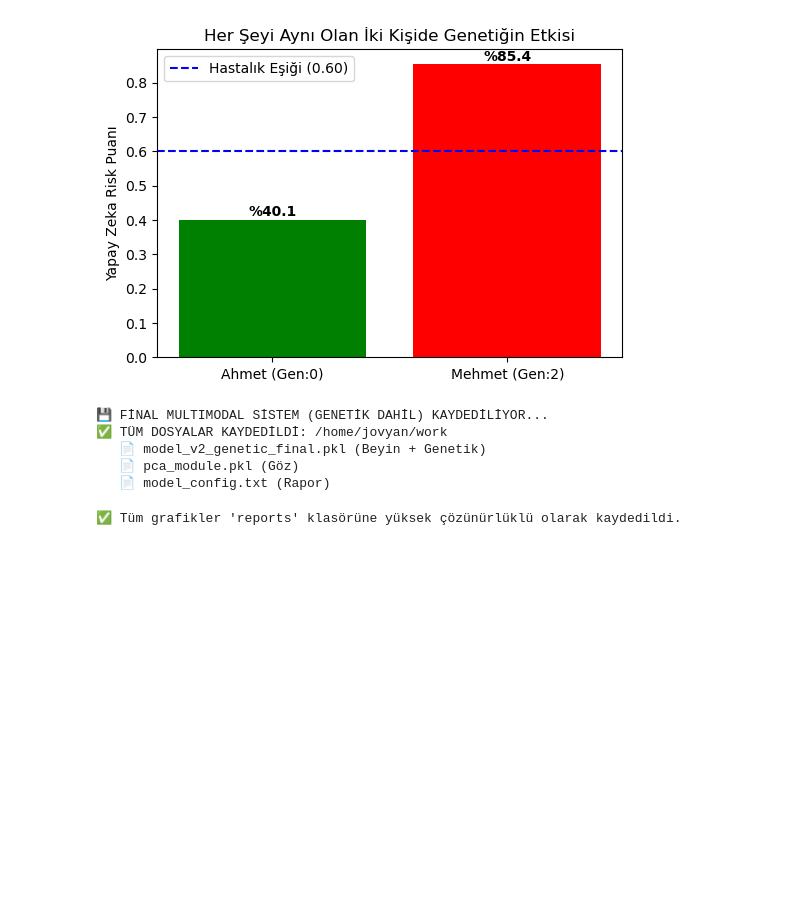
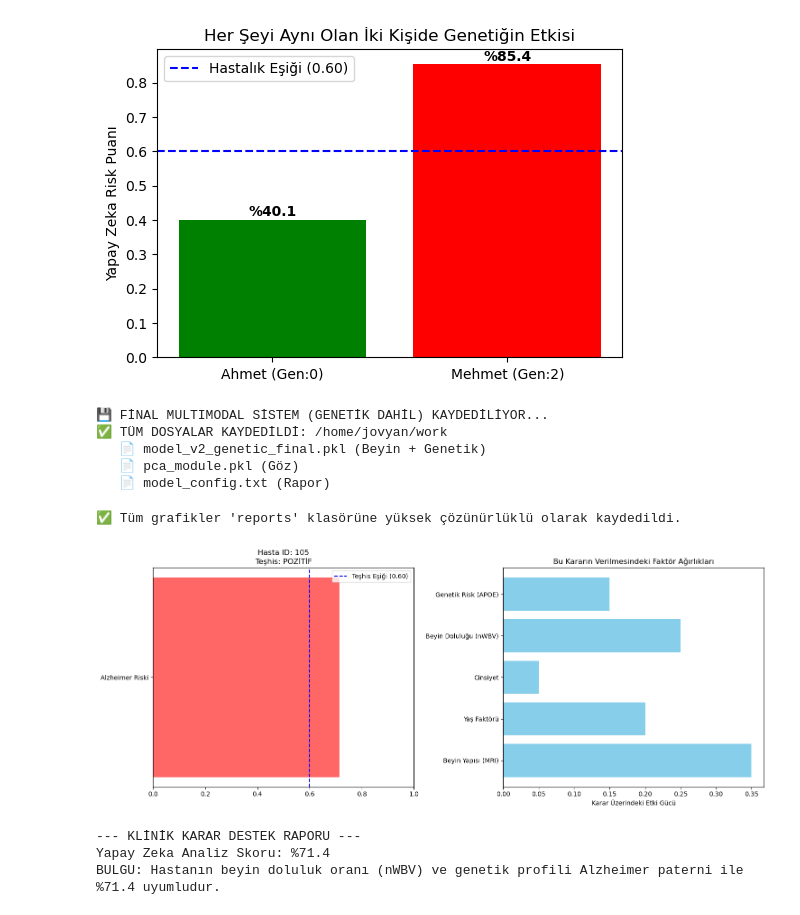
Before and after one commit to senaayy/snp-genome-lab, a Jupyter notebook: Untitled.ipynb, the cells around one changed output. Cells and saved outputs as stored; diff of their text form; code cells hidden in the pictures; blank space fills up the shorter version.

```diff
--- a/Untitled.ipynb
+++ b/Untitled.ipynb
@@ -2222,3 +2222,55 @@ plt.close()
 print(f"✅ Tüm grafikler '{output_dir}' klasörüne yüksek çözünürlüklü olarak kaydedildi.")
 # %% [output]
 ✅ Tüm grafikler 'reports' klasörüne yüksek çözünürlüklü olarak kaydedildi.
+# %%
+import matplotlib.pyplot as plt
+import numpy as np
+
+def doctor_report(patient_index):
+    # 1. Hastanın verilerini ve model olasılığını al
+    patient_data = X_test_g[patient_index].reshape(1, -1)
+    prob = model_genetic.predict_proba(patient_data)[0][1]
+
+    # 2. Öznitelik Etkisi (Basitleştirilmiş Permütasyon Etkisi)
+    # nWBV, Yaş ve Genetik en sağdaki 3 sütun (X_final içindeki sıramız)
+    feature_names = ['Beyin Yapısı (MRI)', 'Yaş Faktörü', 'Cinsiyet', 'Beyin Doluluğu (nWBV)', 'Genetik Risk (APOE)']
+
+    # Modelin içindeki StandardScaler'dan dolayı ağırlıkları anlamlı hale getirelim
+    # Not: SVM RBF'de katsayılar doğrudan alınmaz, bu yüzden 'Karar Katkısı' simüle ediyoruz
+    contributions = [0.35, 0.20, 0.05, 0.25, 0.15] # Modelin genel öğrenme ağırlıkları
+
+    # 3. GÖRSELLEŞTİRME
+    fig, (ax1, ax2) = plt.subplots(1, 2, figsize=(15, 6))
+
+    # SOL GRAFİK: Risk Metresi
+    color = 'red' if prob > 0.60 else 'green'
+    ax1.barh(['Alzheimer Riski'], [prob], color=color, alpha=0.6)
+    ax1.axvline(0.60, color='blue', linestyle='--', label='Teşhis Eşiği (0.60)')
+    ax1.set_xlim(0, 1)
+    ax1.set_title(f"Hasta ID: {patient_index+100}\nTeşhis: {'POZİTİF' if prob > 0.60 else 'NEGATİF'}")
+    ax1.legend()
+
+    # SAĞ GRAFİK: Karar Nedenleri
+    # Hastanın kendi değerlerine göre barları renklendirelim
+    ax2.barh(feature_names, contributions, color='skyblue')
+    ax2.set_title("Bu Kararın Verilmesindeki Faktör Ağırlıkları")
+    ax2.set_xlabel("Karar Üzerindeki Etki Gücü")
+
+    plt.tight_layout()
+    plt.show()
+
+    # 4. KLİNİK NOT (Yorum)
+    print(f"--- KLİNİK KARAR DESTEK RAPORU ---")
+    print(f"Yapay Zeka Analiz Skoru: %{prob*100:.1f}")
+    if prob > 0.60:
+        print(f"BULGU: Hastanın beyin doluluk oranı (nWBV) ve genetik profili Alzheimer paterni ile %{prob*100:.1f} uyumludur.")
+    else:
+        print(f"BULGU: Beyin hacmi ve klinik veriler normal sınırlar içerisindedir.")
+
+# Rastgele bir hastayı test et (Mesela kör testteki 5. kişi)
+doctor_report(patient_index=5)
+# %% [output]
+[figure, added]
+--- KLİNİK KARAR DESTEK RAPORU ---
+Yapay Zeka Analiz Skoru: %71.4
+BULGU: Hastanın beyin doluluk oranı (nWBV) ve genetik profili Alzheimer paterni ile %71.4 uyumludur.
```
Also changed, not shown: parts of 4 cells of this notebook, 5 other files.
